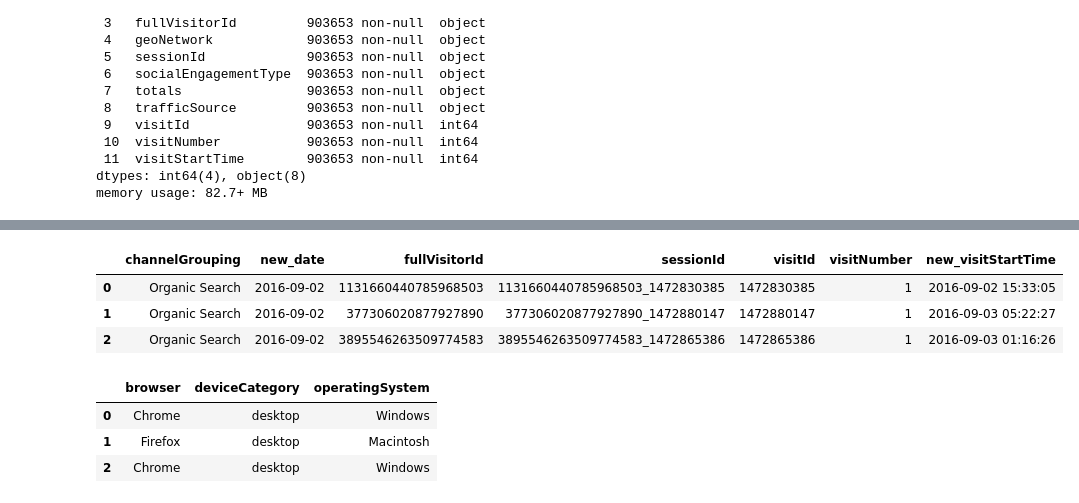
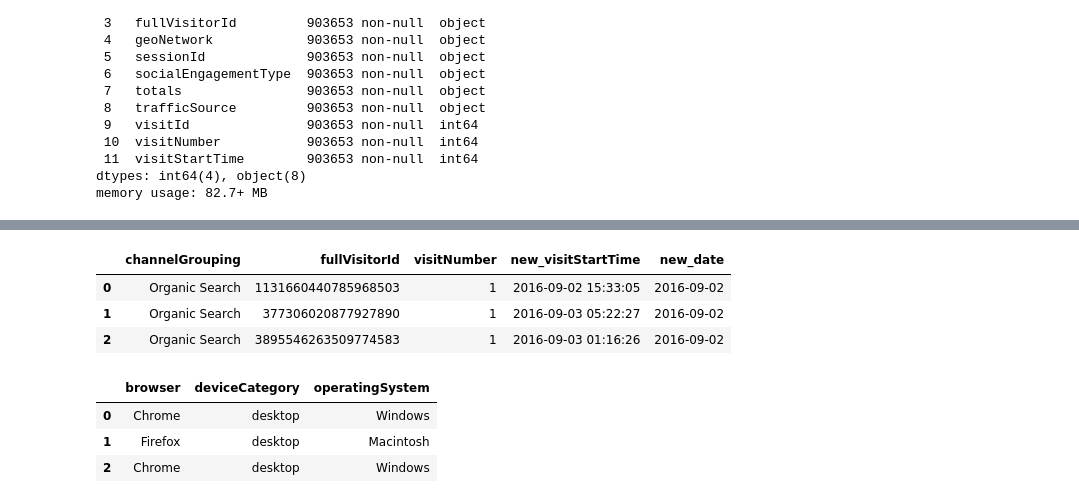
Before and after one commit to DIB-PP/-, a Jupyter notebook: project3_GA4_수경.ipynb, the cells around one changed output, grey strips where cells are left out. Drawn from its saved outputs; the diff is of its cells as text; code cells hidden in the pictures.

```diff
--- a/project3_GA4_수경.ipynb
+++ b/project3_GA4_수경.ipynb
@@ -58,13 +58,13 @@ df.head(3)
 # %%
 #필요한 컬럼만 남기기
 # df
-df2 = pd.DataFrame(df[['channelGrouping', 'new_date', 'fullVisitorId', 'sessionId', 'visitId', 'visitNumber', 'new_visitStartTime']])
+df2 = pd.DataFrame(df[['channelGrouping', 'fullVisitorId', 'visitNumber', 'new_visitStartTime', 'new_date']])
 df2.head(3)
 # %% [output]
-|  | channelGrouping | new_date | fullVisitorId | sessionId | visitId | visitNumber | new_visitStartTime |
-| 0 | Organic Search | 2016-09-02 | 1131660440785968503 | 1131660440785968503_1472830385 | 1472830385 | 1 | 2016-09-02 15:33:05 |
-| 1 | Organic Search | 2016-09-02 | 377306020877927890 | 377306020877927890_1472880147 | 1472880147 | 1 | 2016-09-03 05:22:27 |
-| 2 | Organic Search | 2016-09-02 | 3895546263509774583 | 3895546263509774583_1472865386 | 1472865386 | 1 | 2016-09-03 01:16:26 |
+|  | channelGrouping | fullVisitorId | visitNumber | new_visitStartTime | new_date |
+| 0 | Organic Search | 1131660440785968503 | 1 | 2016-09-02 15:33:05 | 2016-09-02 |
+| 1 | Organic Search | 377306020877927890 | 1 | 2016-09-03 05:22:27 | 2016-09-02 |
+| 2 | Organic Search | 3895546263509774583 | 1 | 2016-09-03 01:16:26 | 2016-09-02 |
 # %%
 #device 사용컬럼만 남기기
 device_df2 = pd.DataFrame(device_df[['browser', 'deviceCategory','operatingSystem']])
```
Also changed, not shown: parts of 19 cells of this notebook.
